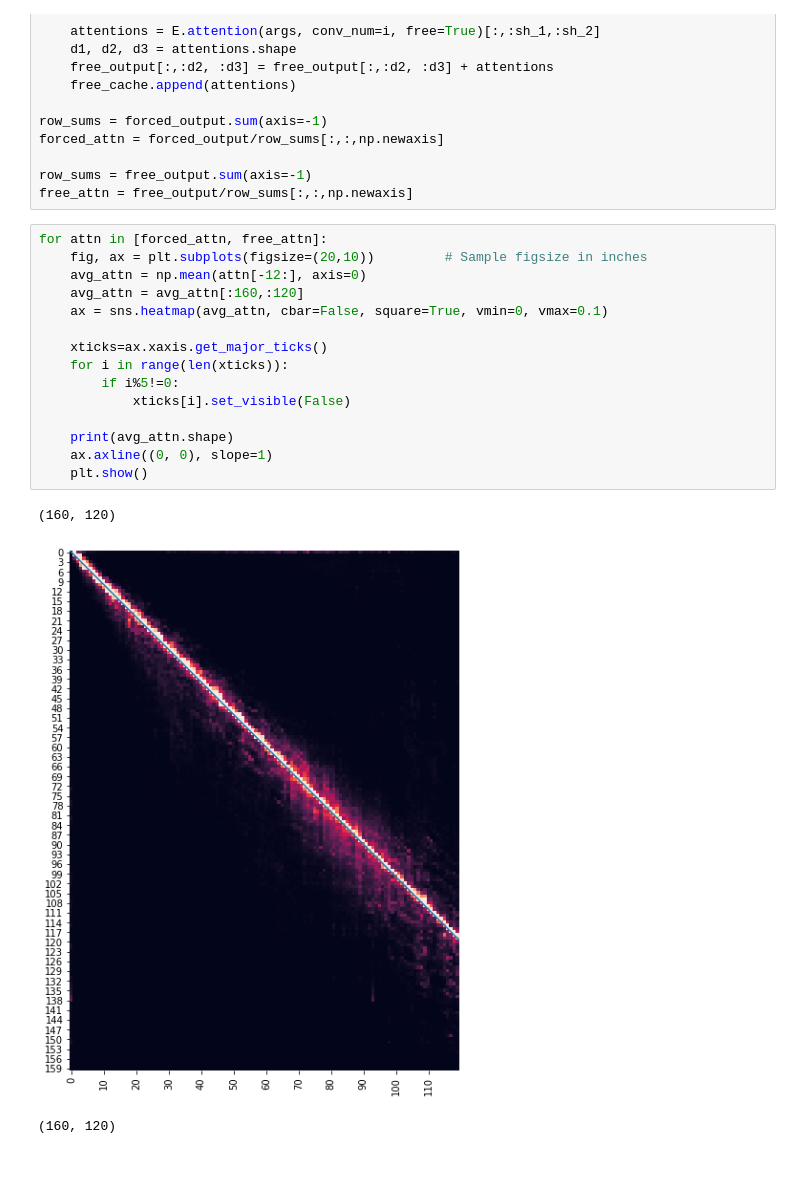
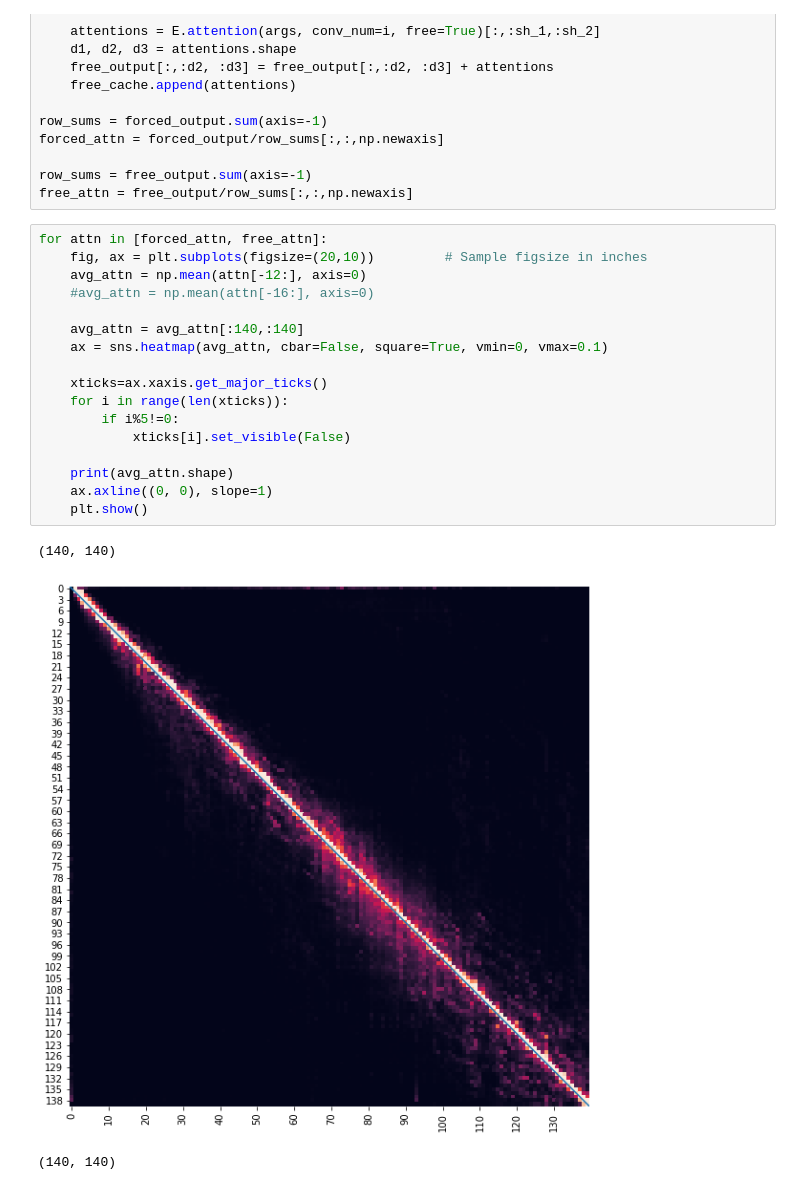
Before and after one commit to adianliusie/DA_classification, a Jupyter notebook: experiments/saliency/attention_plots.ipynb, the cells around one changed output. Drawn from its saved outputs; the diff is of its cells as text.

```diff
--- a/experiments/saliency/attention_plots.ipynb
+++ b/experiments/saliency/attention_plots.ipynb
@@ -67,19 +69,21 @@ free_attn = free_output/row_sums[:,:,np.newaxis]
 # %%
 for attn in [forced_attn, free_attn]:
     fig, ax = plt.subplots(figsize=(20,10))         # Sample figsize in inches
     avg_attn = np.mean(attn[-12:], axis=0)
-    avg_attn = avg_attn[:160,:120]
+    #avg_attn = np.mean(attn[-16:], axis=0)
+
+    avg_attn = avg_attn[:140,:140]
     ax = sns.heatmap(avg_attn, cbar=False, square=True, vmin=0, vmax=0.1)
 
     xticks=ax.xaxis.get_major_ticks()
     for i in range(len(xticks)):
         if i%5!=0:
             xticks[i].set_visible(False)
 
     print(avg_attn.shape)
     ax.axline((0, 0), slope=1)
     plt.show()
 # %% [output]
-(160, 120)
+(140, 140)
-[figure, old version]
+[figure, new version]
-(160, 120)
+(140, 140)
```
Also changed, not shown: parts of 15 cells of this notebook, 14 other files.
